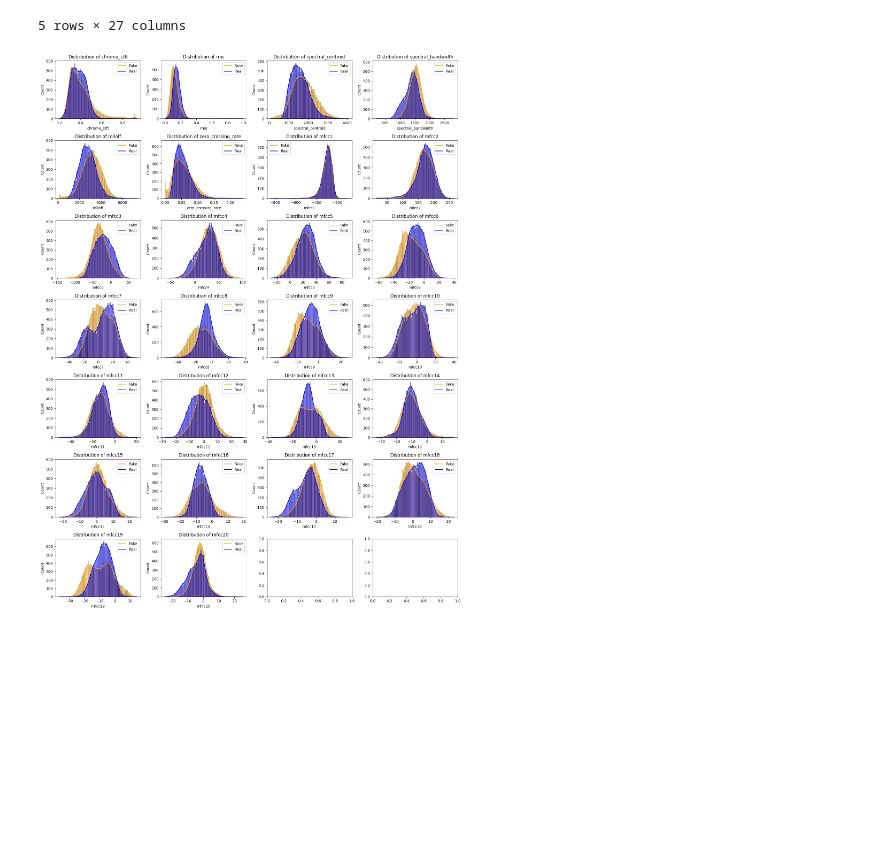
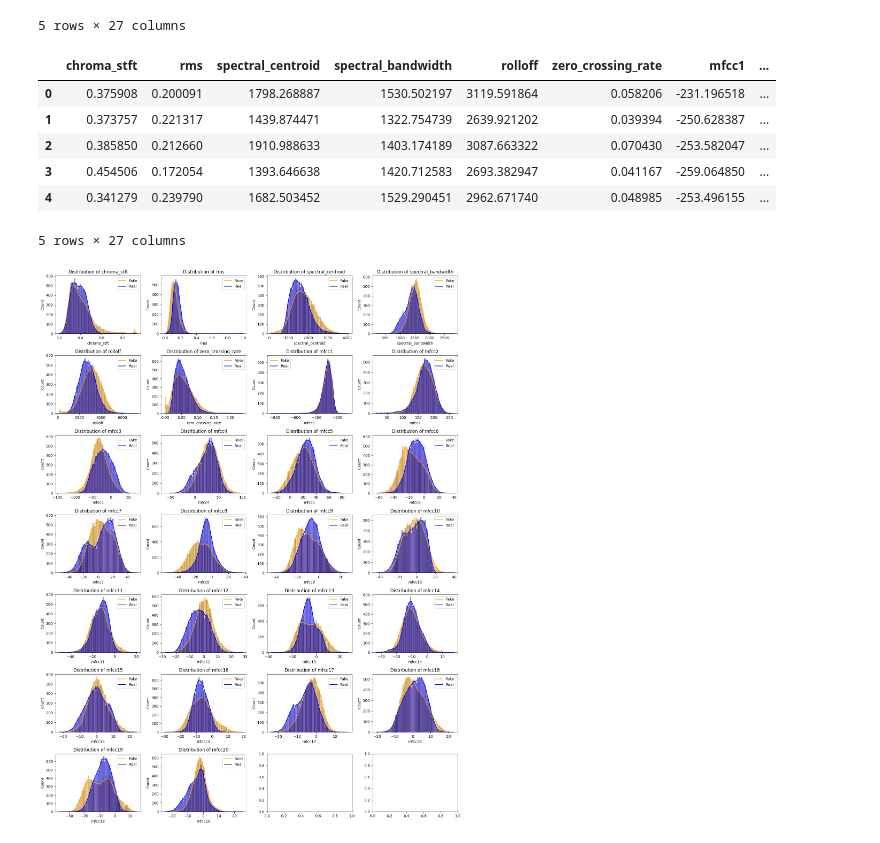
Before and after one commit to EwenBernard/DEEP-VOICE-PAPER, a Jupyter notebook: deep_voice_implem.ipynb, the cells around one changed output. Drawn from its saved outputs; the diff is of its cells as text; code cells hidden in the pictures; blank space fills up the shorter version.

```diff
--- a/deep_voice_implem.ipynb
+++ b/deep_voice_implem.ipynb
@@ -331,7 +333,10 @@ df_for.head()
 5 rows × 27 columns
 # %%
 label_encoder_for = LabelEncoder()
-df_for['LABEL'] = label_encoder_for.fit_transform(df_for['LABEL'])
+label_encoder_for.fit(df_for['LABEL'])
+
+df_for['LABEL'] = label_encoder_for.transform(df_for['LABEL'])
+df_for_test['LABEL'] = label_encoder_for.transform(df_for_test['LABEL'])
 # %%
 y_for = df_for['LABEL']
 X_for = df_for.drop('LABEL', axis = 1)
@@ -338,8 +346,13 @@ X_for = df_for.drop('LABEL', axis = 1)
-# %%
-label_encoder_for = LabelEncoder()
-df_for_test['LABEL'] = label_encoder_for.fit_transform(df_for_test['LABEL'])
-y_for_test = df_for_test['LABEL']
-X_for_test = df_for_test.drop('LABEL', axis = 1)
+# %%
+df_for_test.head()
+# %% [output]
+|  | chroma_stft | rms | spectral_centroid | spectral_bandwidth | rolloff | zero_crossing_rate | mfcc1 | ... |
+| 0 | 0.375908 | 0.200091 | 1798.268887 | 1530.502197 | 3119.591864 | 0.058206 | -231.196518 | ... |
+| 1 | 0.373757 | 0.221317 | 1439.874471 | 1322.754739 | 2639.921202 | 0.039394 | -250.628387 | ... |
+| 2 | 0.385850 | 0.212660 | 1910.988633 | 1403.174189 | 3087.663322 | 0.070430 | -253.582047 | ... |
+| 3 | 0.454506 | 0.172054 | 1393.646638 | 1420.712583 | 2693.382947 | 0.041167 | -259.064850 | ... |
+| 4 | 0.341279 | 0.239790 | 1682.503452 | 1529.290451 | 2962.671740 | 0.048985 | -253.496155 | ... |
+5 rows × 27 columns
 # %%
 num_cols = len(X_for.columns)
 nfig_per_row = 4
```
Also changed, not shown: parts of 25 cells of this notebook.
